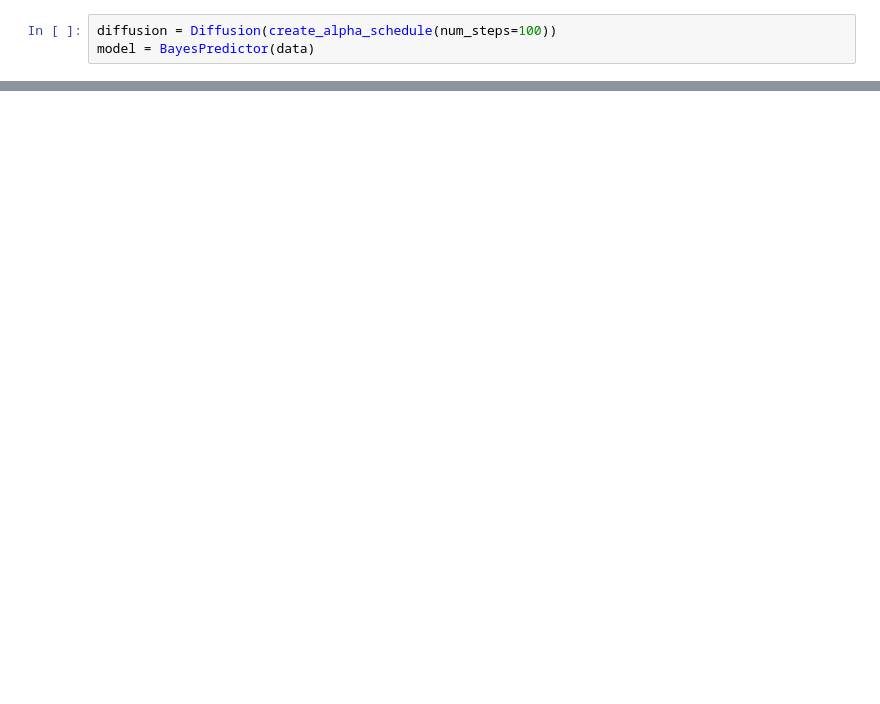
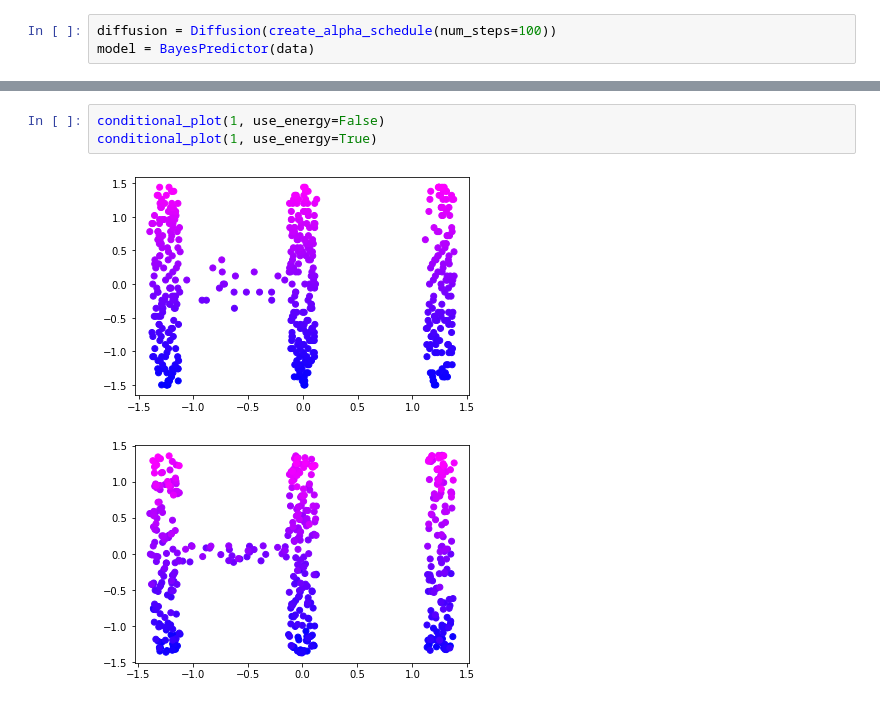
Before and after one commit to unixpickle/ddim, a Jupyter notebook: 2d_conditional.ipynb, the cells around one changed output, grey strips where cells are left out. Cells and saved outputs as stored; diff of their text form; blank space fills up the shorter version.

```diff
--- a/2d_conditional.ipynb
+++ b/2d_conditional.ipynb
@@ -58,0 +70,6 @@ plt.show()
+# %%
+conditional_plot(1, use_energy=False)
+conditional_plot(1, use_energy=True)
+# %% [output]
+[figure, added]
+[figure, added]
```
Also changed, not shown: parts of 4 cells of this notebook.
